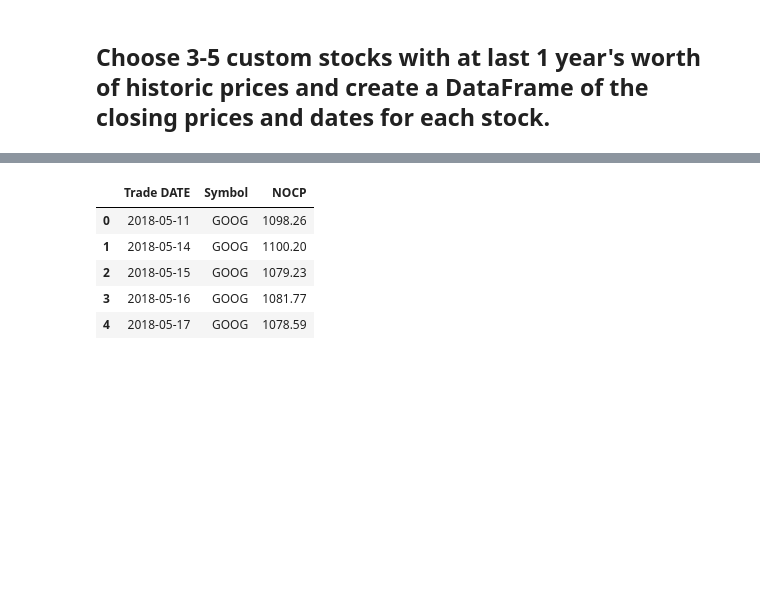
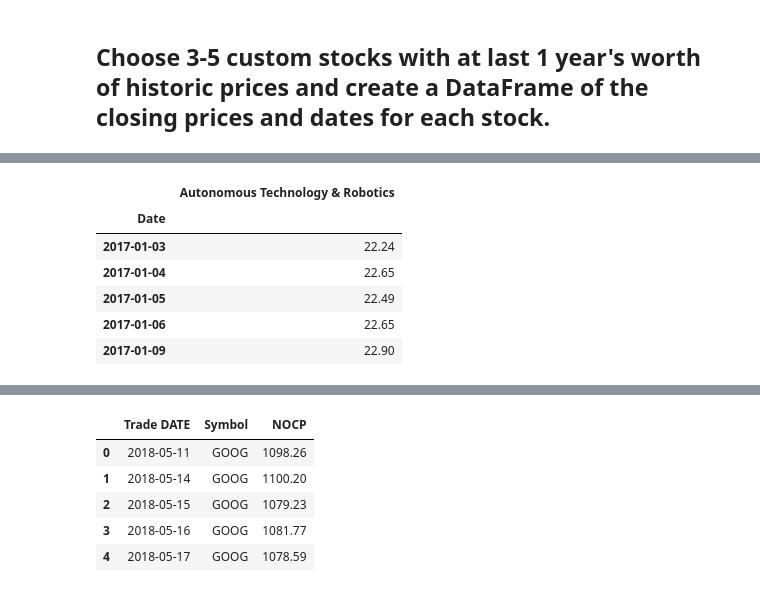
Before and after one commit to Caresir/Whale_protfolio, a Jupyter notebook: whale_analysis.ipynb, the cells around one changed output, grey strips where cells are left out. Cells and saved outputs as stored; diff of their text form; code cells hidden in the pictures; blank space fills up the shorter version.

```diff
--- a/whale_analysis.ipynb
+++ b/whale_analysis.ipynb
@@ -421,0 +396,16 @@ In this section, you will build your own portfolio of stocks, calculate the retu
+# %%
+# Read the first stock autautonomous_tech_csv
+autonomous_tech_csv = Path("Resources/My Port/google_finance - ARKQ.csv")
+autonomous_tech_df = pd.read_csv(autonomous_tech_csv, index_col='Date', parse_dates=True, infer_datetime_format=True)
+
+#Rename the column
+autonomous_tech_df.rename(columns={'Close': 'Autonomous Technology & Robotics'}, inplace=True)
+autonomous_tech_df.head()
+# %% [output]
+|  | Autonomous Technology & Robotics |
+| Date |  |
+| 2017-01-03 | 22.24 |
+| 2017-01-04 | 22.65 |
+| 2017-01-05 | 22.49 |
+| 2017-01-06 | 22.65 |
+| 2017-01-09 | 22.90 |
```
Also changed, not shown: parts of 9 cells of this notebook, 4 other files.
